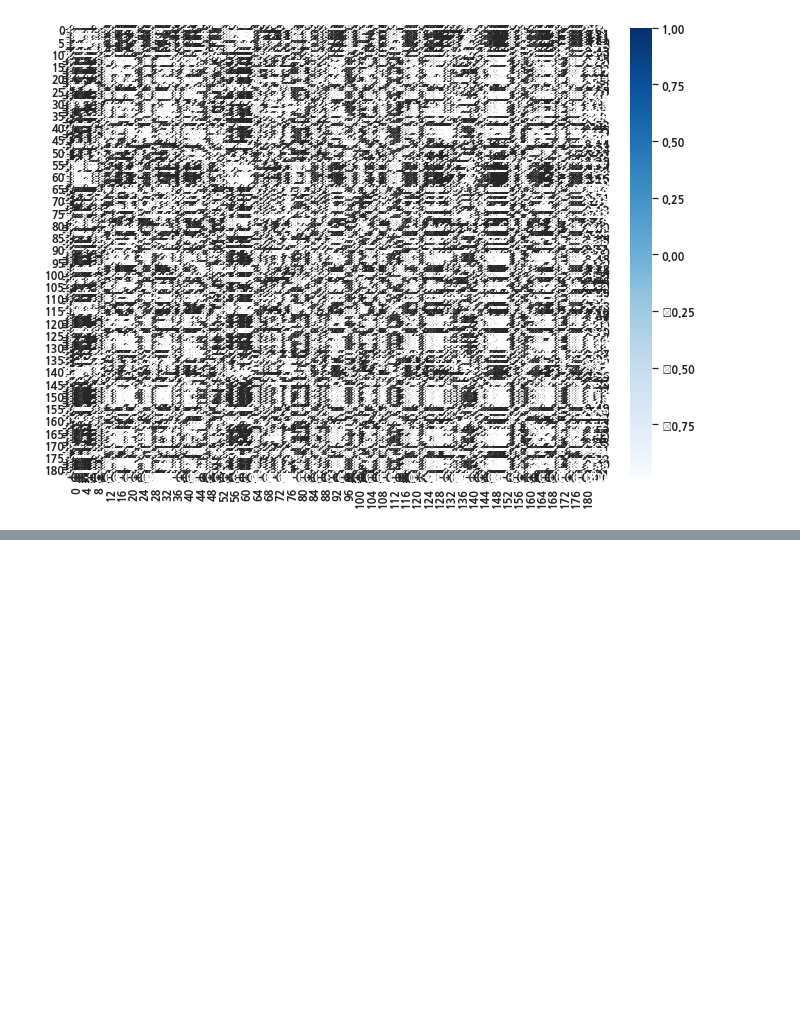
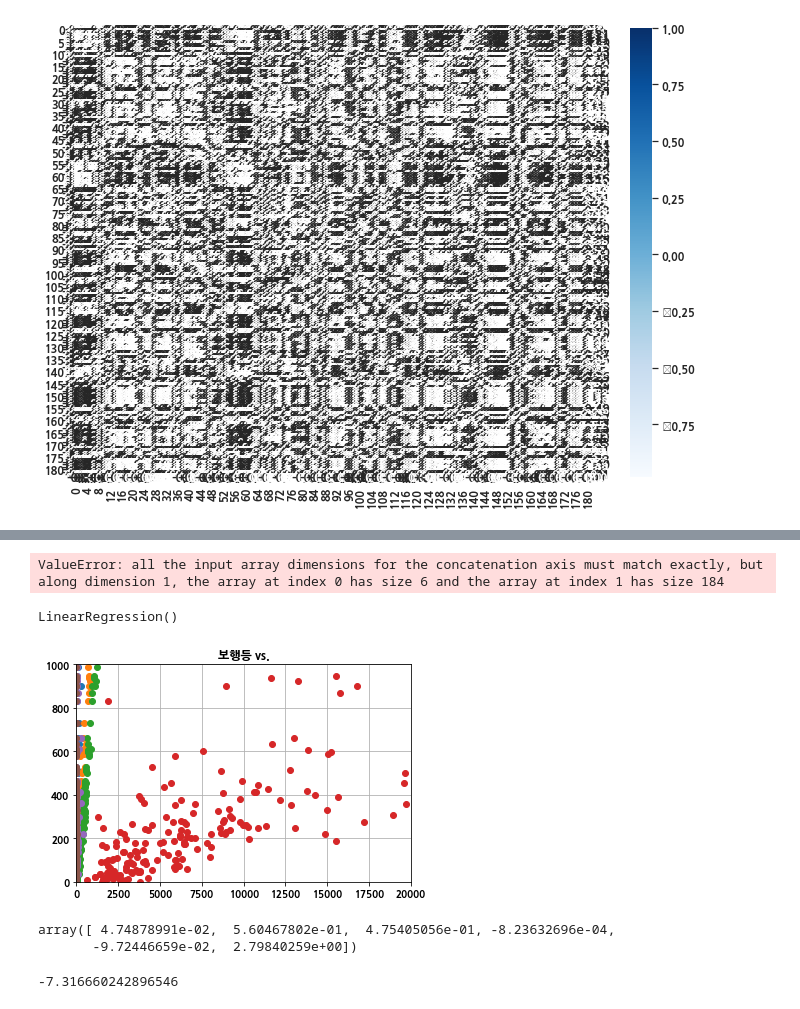
Before and after one commit to AdonisHan/cross_prep, a Jupyter notebook: hdata_box.ipynb, the cells around one changed output, grey strips where cells are left out. Drawn from its saved outputs; the diff is of its cells as text; code cells hidden in the pictures; blank space fills up the shorter version.

```diff
--- a/hdata_box.ipynb
+++ b/hdata_box.ipynb
@@ -520,0 +519,13 @@ plt.show()
+# %%
+y = hdata["보행등"]
+X = hdata.loc[:,'보행자작동신호기':'사고건수']
+# %%
+model = stats.linregress(X,y)
+# %% [output]
+ValueError: all the input array dimensions for the concatenation axis must match exactly, but along dimension 1, the array at index 0 has size 6 and the array at index 1 has size 184
+# %%
+from sklearn.linear_model import LinearRegression
+line_fitter = LinearRegression()
+line_fitter.fit(X, y)
+# %% [output]
+LinearRegression()
@@ -520,0 +539,17 @@ plt.show()
+# %%
+plt.title('보행등 vs.')
+plt.plot(X, y, 'o')
+plt.grid(True)
+plt.axis([0,20000,0,1000])
+plt.show()
+# %% [output]
+[figure, added]
+# %%
+line_fitter.coef_
+# %% [output]
+array([ 4.74878991e-02,  5.60467802e-01,  4.75405056e-01, -8.23632696e-04,
+       -9.72446659e-02,  2.79840259e+00])
+# %%
+line_fitter.intercept_
+# %% [output]
+-7.316660242896546
```
Also changed, not shown: parts of 37 cells of this notebook, 8 other files.
